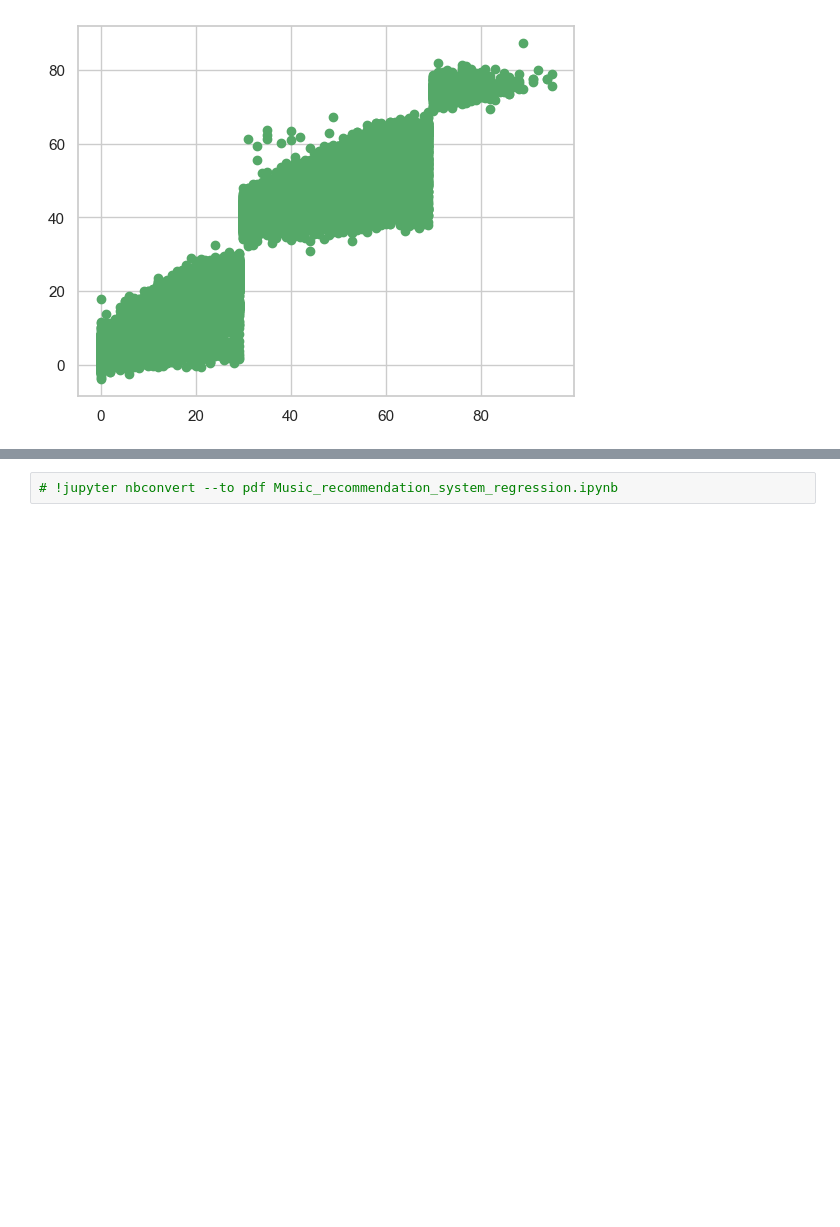
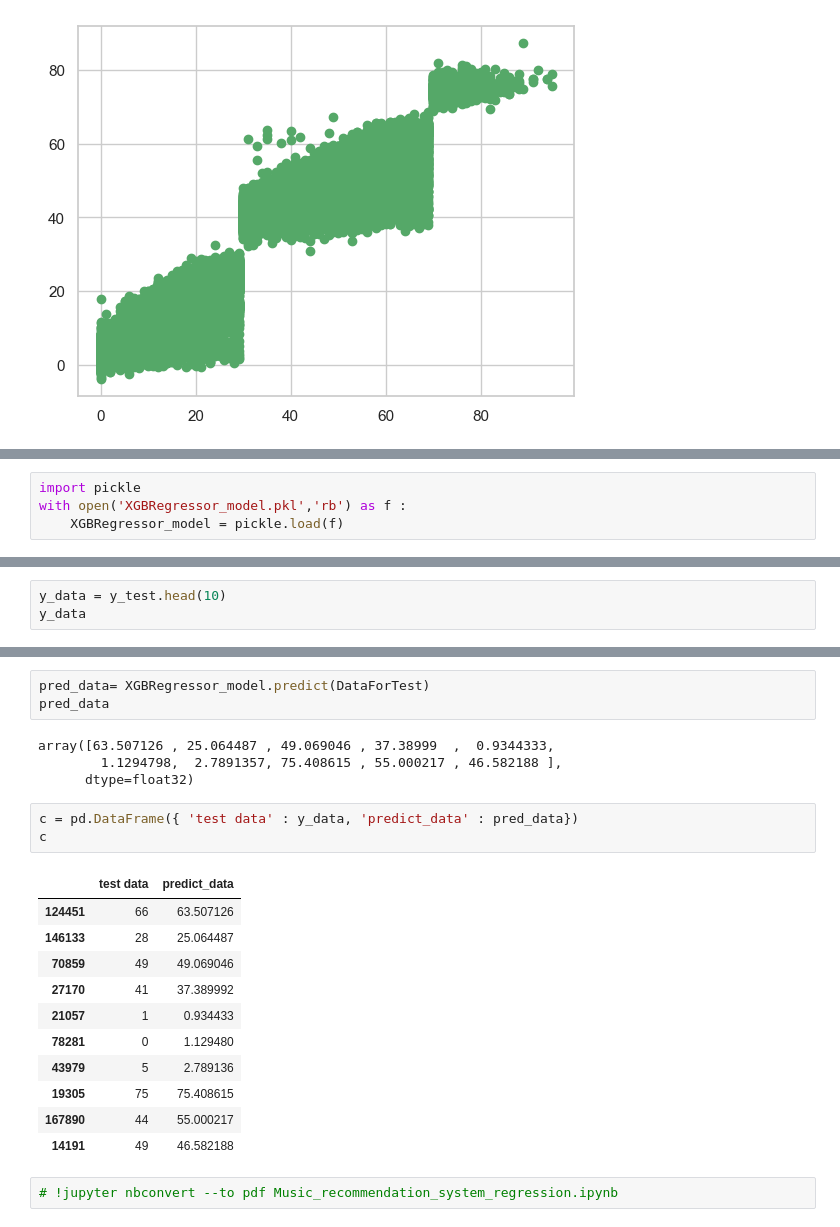
Before and after one commit to Mohamed-Jamyl/ML-DL_and_Data-Science_projects, a Jupyter notebook: Music_recommendation_system_regression_project/Music_recommendation_system_regression.ipynb, the cells around one changed output, grey strips where cells are left out. Saved outputs shown, nothing was run; the diff lists cells and outputs as text; blank space fills up the shorter version.

```diff
--- a/Music_recommendation_system_regression_project/Music_recommendation_system_regression.ipynb
+++ b/Music_recommendation_system_regression_project/Music_recommendation_system_regression.ipynb
@@ -1832,0 +1852,4 @@ with open('XGBRegressor_model.pkl', 'wb') as f:
+# %%
+import pickle
+with open('XGBRegressor_model.pkl','rb') as f :
+    XGBRegressor_model = pickle.load(f)
@@ -1832,0 +1872,3 @@ with open('XGBRegressor_model.pkl', 'wb') as f:
+# %%
+y_data = y_test.head(10)
+y_data
@@ -1833,2 +1887,24 @@ with open('XGBRegressor_model.pkl', 'wb') as f:
+# %%
+pred_data= XGBRegressor_model.predict(DataForTest)
+pred_data
+# %% [output]
+array([63.507126 , 25.064487 , 49.069046 , 37.38999  ,  0.9344333,
+        1.1294798,  2.7891357, 75.408615 , 55.000217 , 46.582188 ],
+      dtype=float32)
+# %%
+c = pd.DataFrame({ 'test data' : y_data, 'predict_data' : pred_data})
+c
+# %% [output]
+|  | test data | predict_data |
+| 124451 | 66 | 63.507126 |
+| 146133 | 28 | 25.064487 |
+| 70859 | 49 | 49.069046 |
+| 27170 | 41 | 37.389992 |
+| 21057 | 1 | 0.934433 |
+| 78281 | 0 | 1.129480 |
+| 43979 | 5 | 2.789136 |
+| 19305 | 75 | 75.408615 |
+| 167890 | 44 | 55.000217 |
+| 14191 | 49 | 46.582188 |
 # %%
 # !jupyter nbconvert --to pdf Music_recommendation_system_regression.ipynb
```
Also changed, not shown: parts of 12 cells of this notebook, 2 other files.
